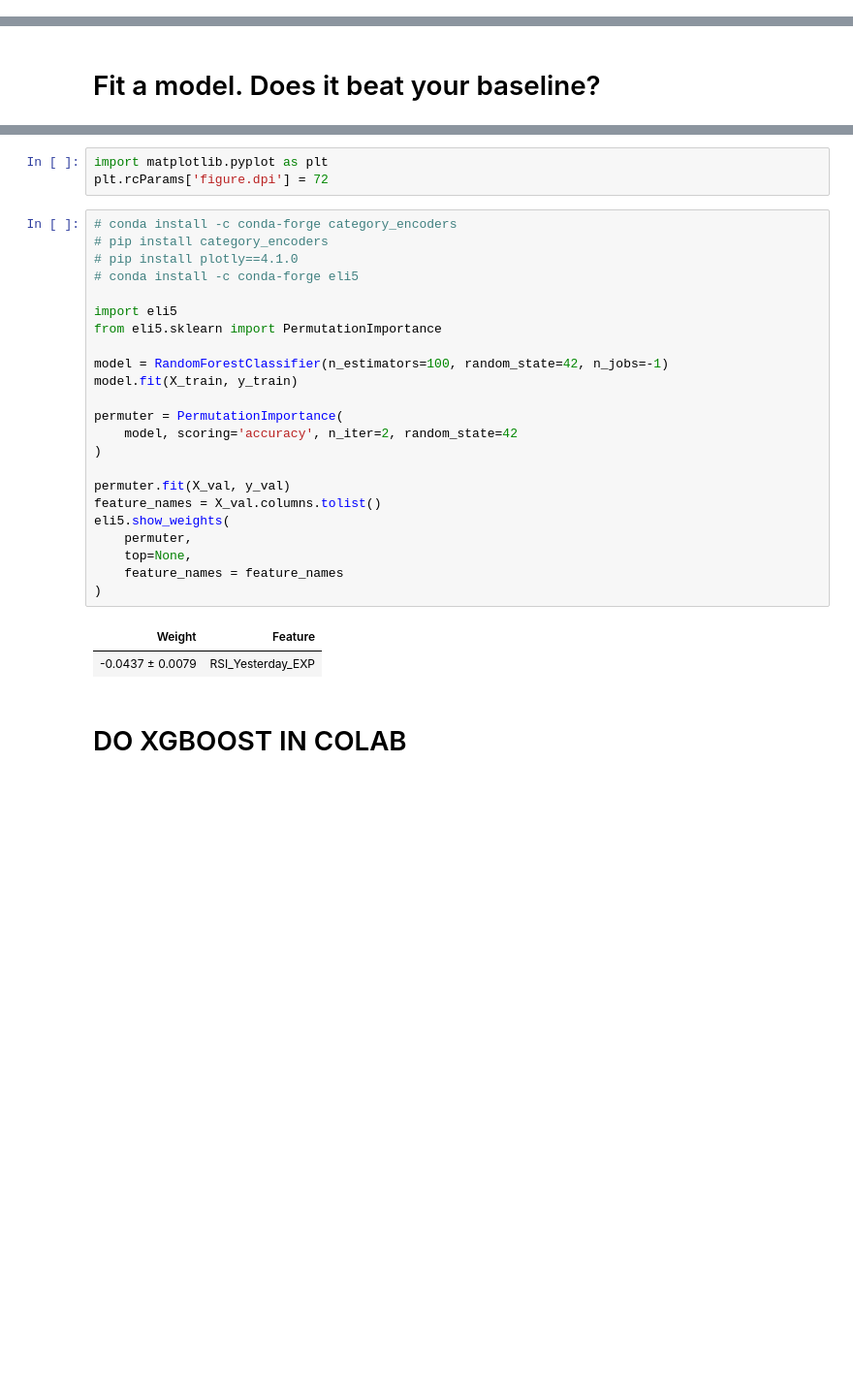
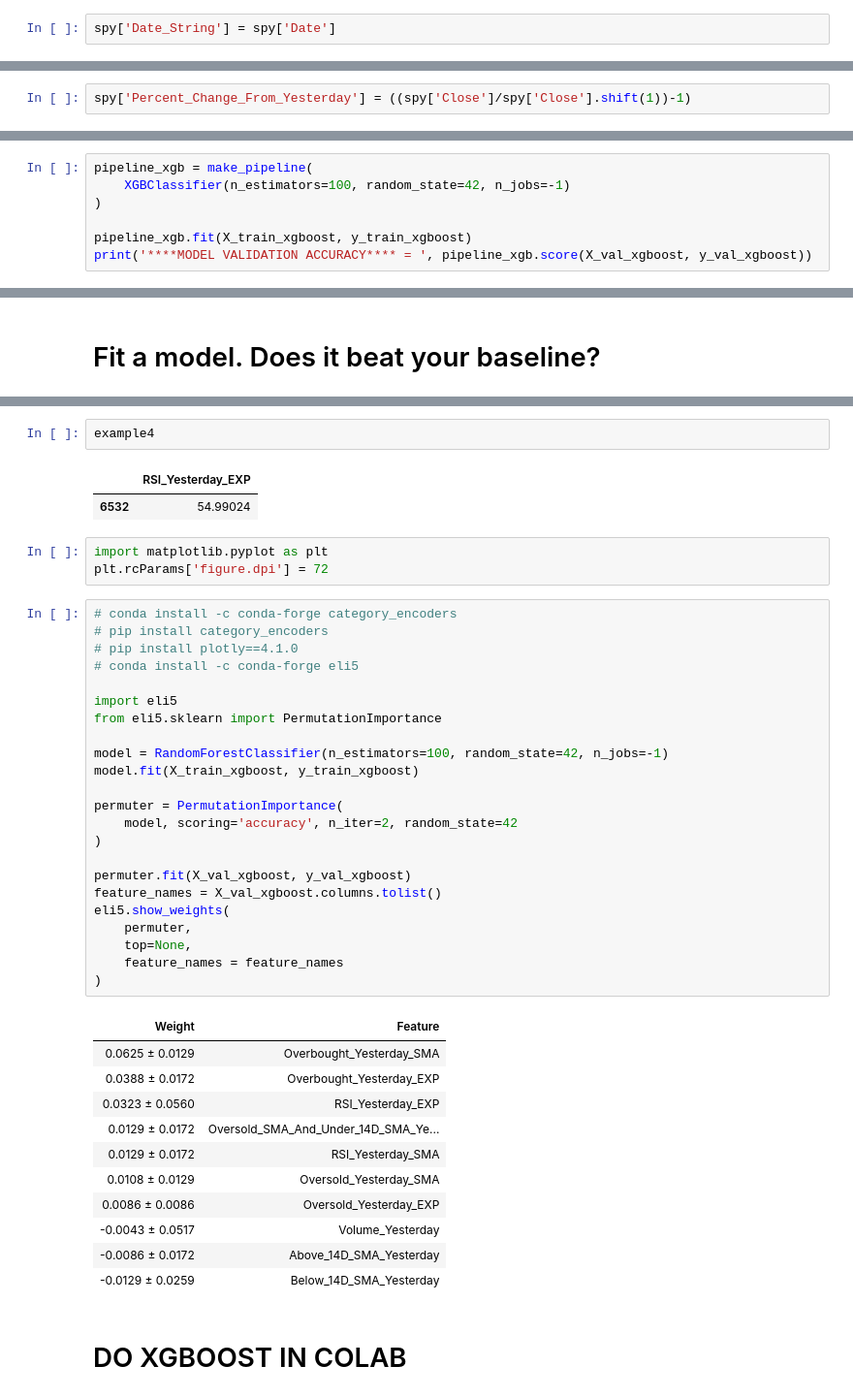
Before and after one commit to SarmenSinanian/DS-Unit-2-Applied-Modeling, a Jupyter notebook: Sarmen-Sinanian-assignment_applied_modeling_ProjectV2.ipynb, the cells around one changed output, grey strips where cells are left out. Shown at 97% size. Cells and saved outputs as stored; diff of their text form; blank space fills up the shorter version.

```diff
--- a/Sarmen-Sinanian-assignment_applied_modeling_ProjectV2.ipynb
+++ b/Sarmen-Sinanian-assignment_applied_modeling_ProjectV2.ipynb
@@ -61,3 +96,5 @@ spy = pd.read_csv('https://raw.githubusercontent.com/SarmenSinanian/DS-Unit-2-Ap
+# %%
+spy['Date_String'] = spy['Date']
 # %%
 # Checking columns
 spy.head()
@@ -585,3 +514,5 @@ spy['Oversold_SMA_And_Under_14D_SMA_Yesterday'].replace(to_replace=False,value=0
+# %%
+spy['Percent_Change_From_Yesterday'] = ((spy['Close']/spy['Close'].shift(1))-1)
 # %%
 spy.head()
 # %% [output]
@@ -814,0 +804,7 @@ plot_confusion_matrix(y_val,y_pred)
+# %%
+pipeline_xgb = make_pipeline(
+    XGBClassifier(n_estimators=100, random_state=42, n_jobs=-1)
+)
+
+pipeline_xgb.fit(X_train_xgboost, y_train_xgboost)
+print('****MODEL VALIDATION ACCURACY**** = ', pipeline_xgb.score(X_val_xgboost, y_val_xgboost))
@@ -952,32 +982,46 @@ example3
+# %%
+example4
+# %% [output]
+|  | RSI_Yesterday_EXP |
+| 6532 | 54.99024 |
 # %%
 import matplotlib.pyplot as plt
 plt.rcParams['figure.dpi'] = 72
 # %%
 # conda install -c conda-forge category_encoders
 # pip install category_encoders
 # pip install plotly==4.1.0
 # conda install -c conda-forge eli5
 
 import eli5
 from eli5.sklearn import PermutationImportance
 
 model = RandomForestClassifier(n_estimators=100, random_state=42, n_jobs=-1)
-model.fit(X_train, y_train)
+model.fit(X_train_xgboost, y_train_xgboost)
 
 permuter = PermutationImportance(
     model, scoring='accuracy', n_iter=2, random_state=42
 )
 
-permuter.fit(X_val, y_val)
-feature_names = X_val.columns.tolist()
+permuter.fit(X_val_xgboost, y_val_xgboost)
+feature_names = X_val_xgboost.columns.tolist()
 eli5.show_weights(
     permuter,
     top=None,
     feature_names = feature_names
 )
 # %% [output]
 | Weight | Feature |
-| -0.0437 ± 0.0079 | RSI_Yesterday_EXP |
+| 0.0625 ± 0.0129 | Overbought_Yesterday_SMA |
+| 0.0388 ± 0.0172 | Overbought_Yesterday_EXP |
+| 0.0323 ± 0.0560 | RSI_Yesterday_EXP |
+| 0.0129 ± 0.0172 | Oversold_SMA_And_Under_14D_SMA_Ye... |
+| 0.0129 ± 0.0172 | RSI_Yesterday_SMA |
+| 0.0108 ± 0.0129 | Oversold_Yesterday_SMA |
+| 0.0086 ± 0.0086 | Oversold_Yesterday_EXP |
+| -0.0043 ± 0.0517 | Volume_Yesterday |
+| -0.0086 ± 0.0172 | Above_14D_SMA_Yesterday |
+| -0.0129 ± 0.0259 | Below_14D_SMA_Yesterday |
 # %% [markdown]
 # DO XGBOOST IN COLAB
 # %%
```
Also changed, not shown: parts of 160 cells of this notebook.
